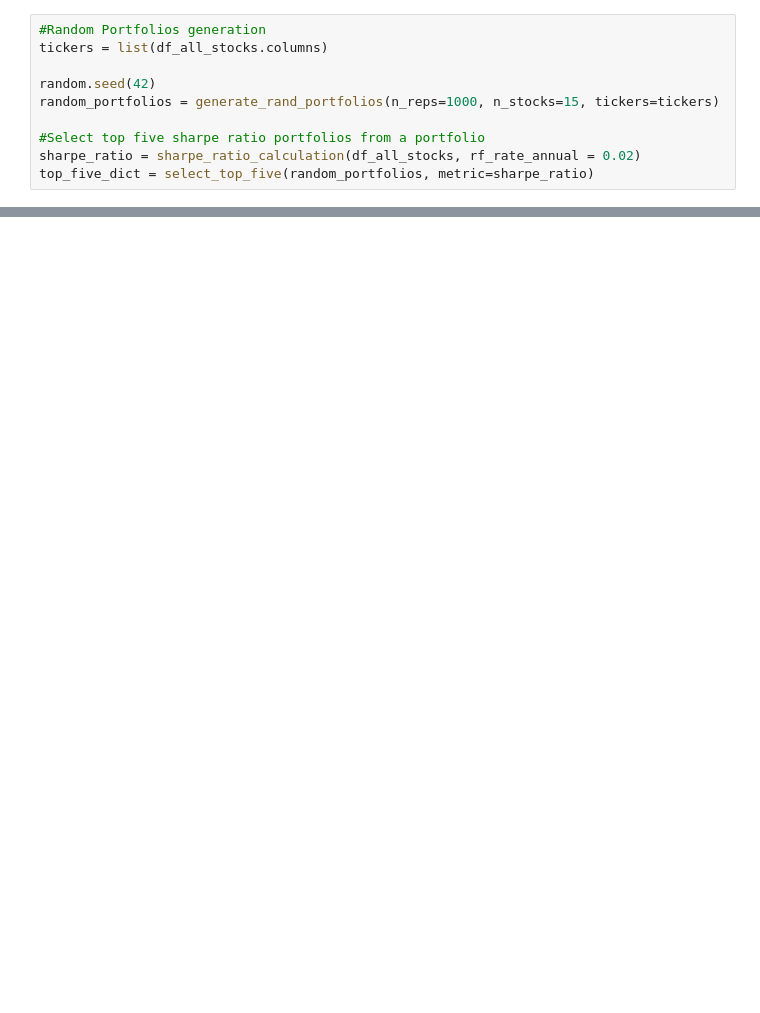
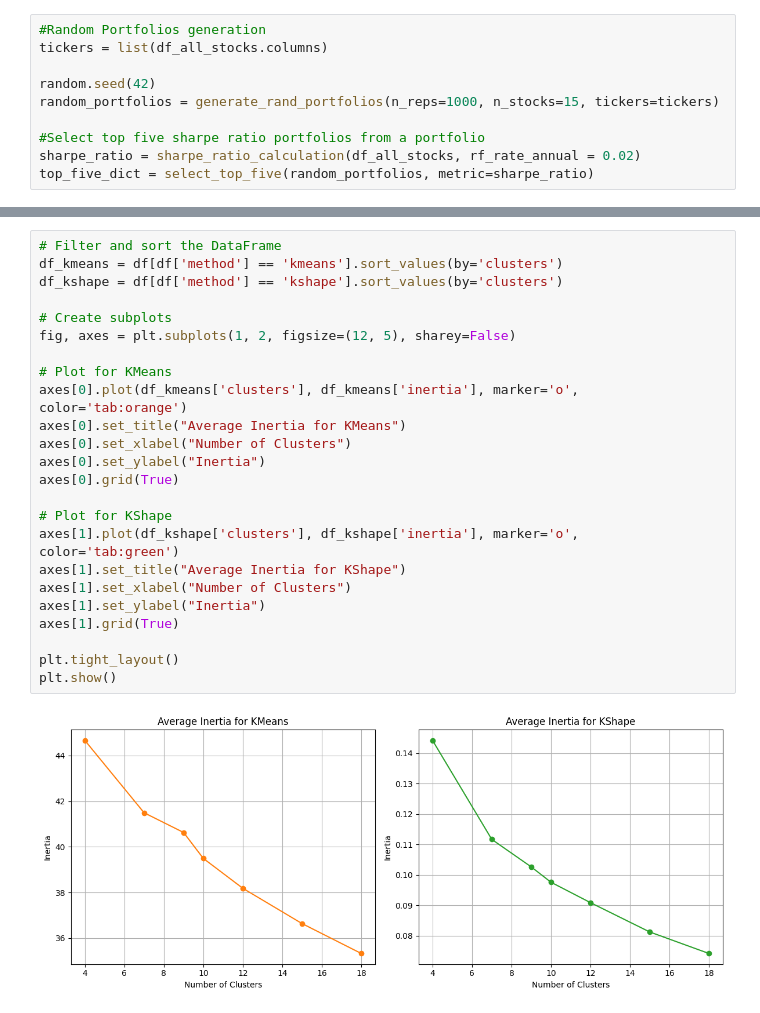
Before and after one commit to KirillKovalchuk02/thesis_clustering, a Jupyter notebook: clustering_tuning.ipynb, the cells around one changed output, grey strips where cells are left out. Drawn from its saved outputs; the diff is of its cells as text; blank space fills up the shorter version.

```diff
--- a/clustering_tuning.ipynb
+++ b/clustering_tuning.ipynb
@@ -279,0 +338,26 @@ best_configs
+# %%
+# Filter and sort the DataFrame
+df_kmeans = df[df['method'] == 'kmeans'].sort_values(by='clusters')
+df_kshape = df[df['method'] == 'kshape'].sort_values(by='clusters')
+
+# Create subplots
+fig, axes = plt.subplots(1, 2, figsize=(12, 5), sharey=False)
+
+# Plot for KMeans
+axes[0].plot(df_kmeans['clusters'], df_kmeans['inertia'], marker='o', color='tab:orange')
+axes[0].set_title("Average Inertia for KMeans")
+axes[0].set_xlabel("Number of Clusters")
+axes[0].set_ylabel("Inertia")
+axes[0].grid(True)
+
+# Plot for KShape
+axes[1].plot(df_kshape['clusters'], df_kshape['inertia'], marker='o', color='tab:green')
+axes[1].set_title("Average Inertia for KShape")
+axes[1].set_xlabel("Number of Clusters")
+axes[1].set_ylabel("Inertia")
+axes[1].grid(True)
+
+plt.tight_layout()
+plt.show()
+# %% [output]
+[figure, added]
```
Also changed, not shown: parts of 19 cells of this notebook, 16 other files.
